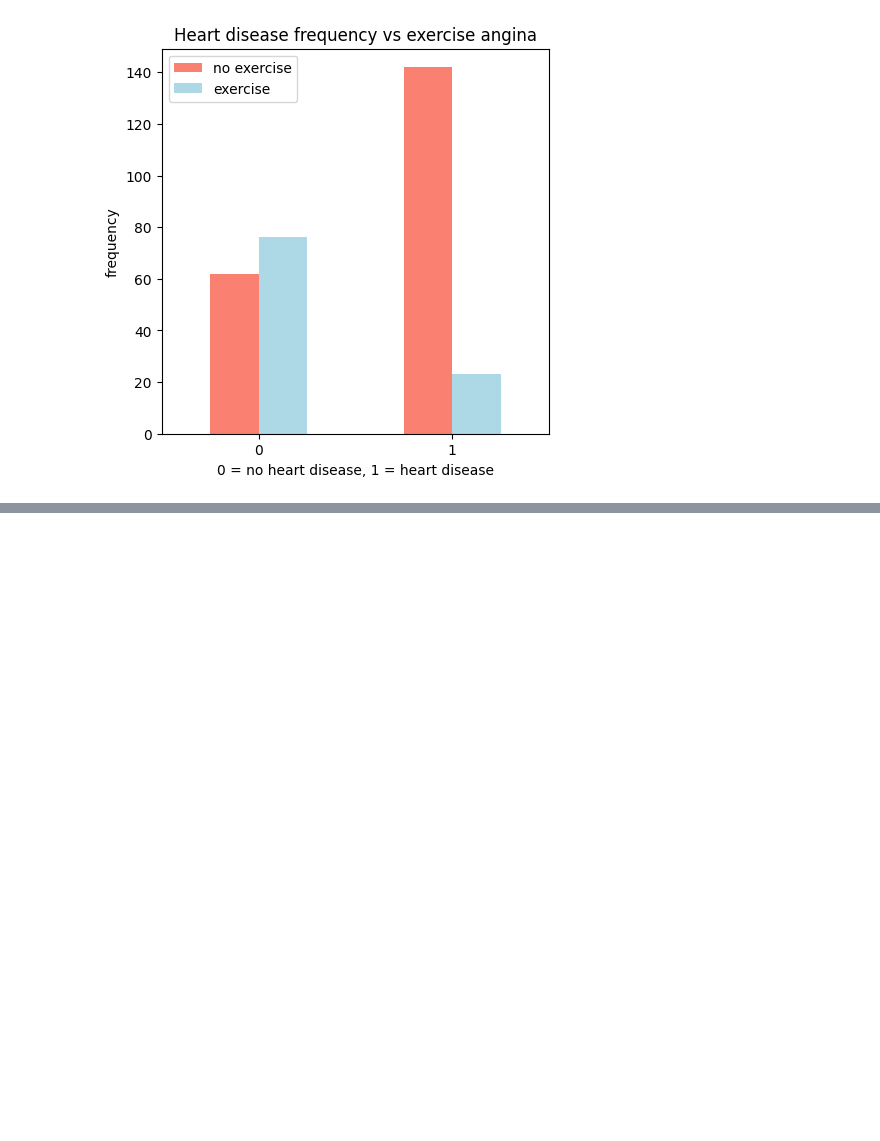
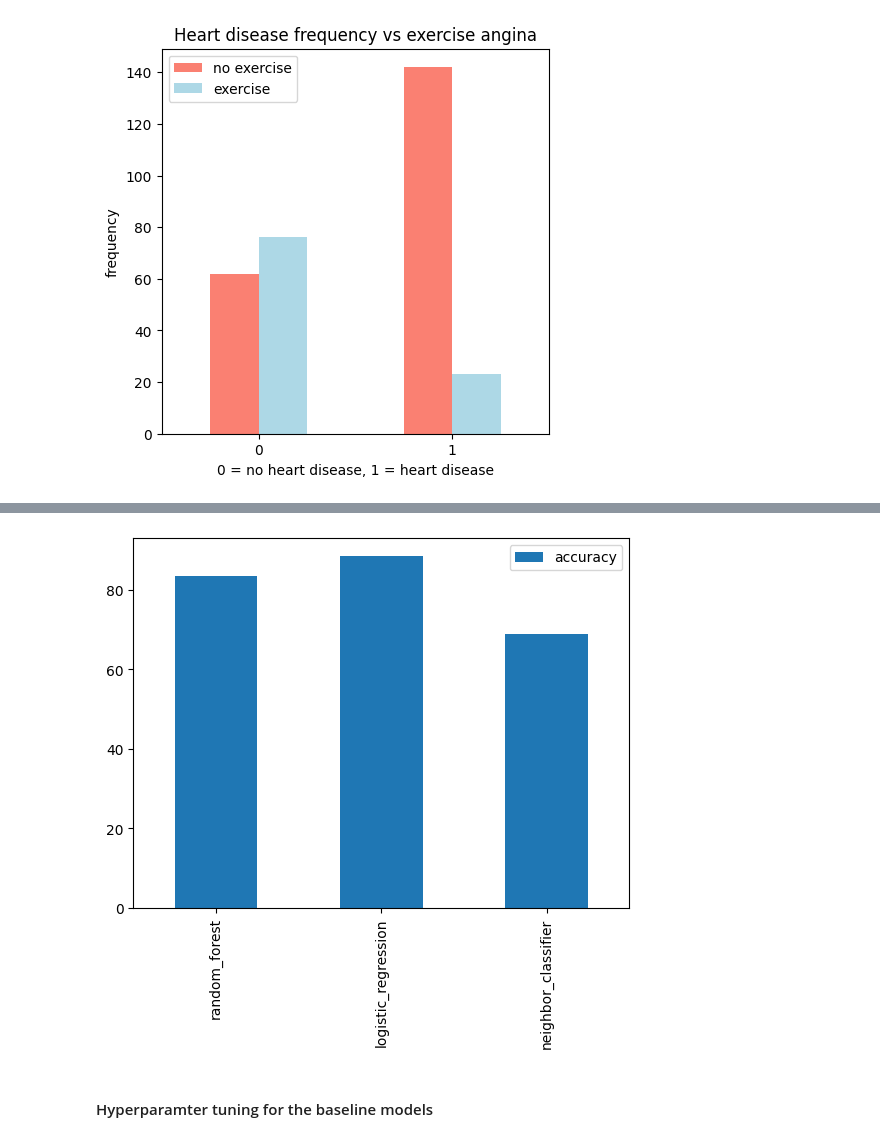
Before and after one commit to Sohaib90/ZTM-project-1, a Jupyter notebook: end-to-end.ipynb, the cells around one changed output, grey strips where cells are left out. Cells and saved outputs as stored; diff of their text form; code cells hidden in the pictures; blank space fills up the shorter version.

Commit message:
added modelling section to the project notebook

```diff
--- a/end-to-end.ipynb
+++ b/end-to-end.ipynb
@@ -334,0 +346,8 @@ plt.xticks(rotation=0);
+# %%
+X = df.drop("target", axis=1)
+y = df.target
+
+np.random.seed(42)
+# we split the data into training and testing set so that the model does not overfit on the data and hence have
+# some data that it has not seen yet
+X_train, X_test, y_train, y_test = train_test_split(X, y, test_size=0.2)
@@ -334,0 +380,17 @@ plt.xticks(rotation=0);
+# %%
+models = {
+    'random_forest': RandomForestClassifier(),
+    'logistic_regression': LogisticRegression(),
+    'neighbor_classifier': KNeighborsClassifier()
+}
+
+def fit_and_score(models, X_train, X_test, y_train, y_test):
+    res = {}
+    np.random.seed(42)
+    for model_name, model in models.items():
+        model.fit(X_train, y_train)
+        res[model_name] = round(model.score(X_test, y_test), 4) * 100
+
+    return res
+# %%
+scores = fit_and_score(models, X_train, X_test, y_train, y_test)
@@ -334,0 +405,4 @@ plt.xticks(rotation=0);
+# %%
+pd.DataFrame(scores, index=['accuracy']).T.plot(kind='bar');
+# %% [output]
+[figure, added]
@@ -334,0 +414,2 @@ plt.xticks(rotation=0);
+# %% [markdown]
+#### Hyperparamter tuning for the baseline models
```
Also changed, not shown: parts of 7 cells of this notebook.
